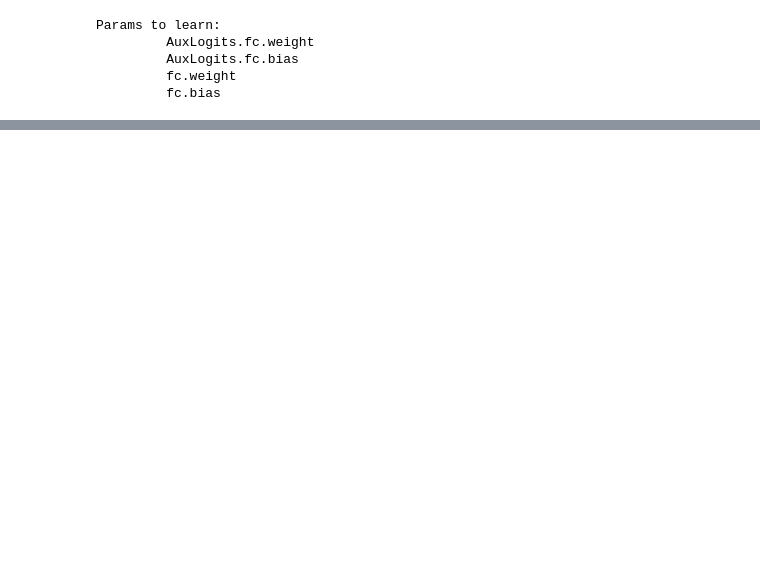
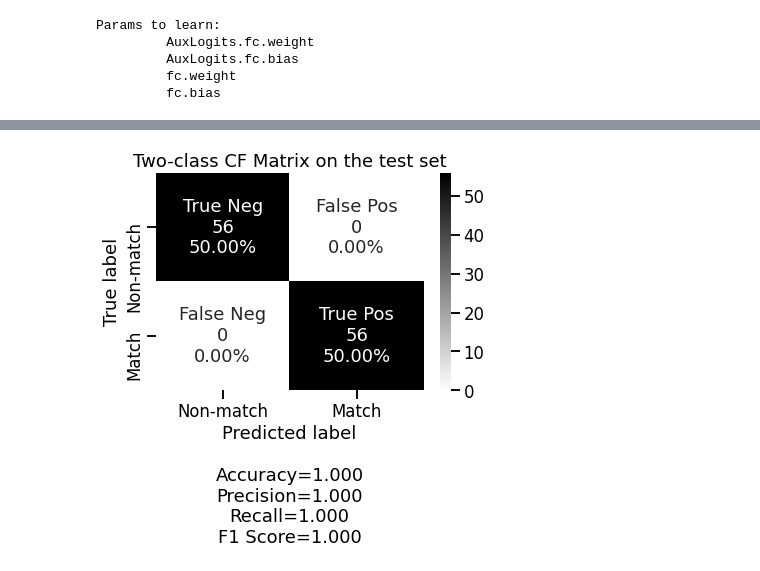
Before and after one commit to Ostyk/respo.vision, a Jupyter notebook: loader.ipynb, the cells around one changed output, grey strips where cells are left out. Cells and saved outputs as stored; diff of their text form; code cells hidden in the pictures; blank space fills up the shorter version.

```diff
--- a/loader.ipynb
+++ b/loader.ipynb
@@ -327,0 +474,6 @@ KeyboardInterrupt:
+# %%
+labels = ['True Neg','False Pos','False Neg','True Pos']
+categories = ['Non-match' ,'Match']
+make_confusion_matrix(cf_matrix, group_names=labels, categories=categories, cmap='binary', title='Two-class CF Matrix on the test set')
+# %% [output]
+[figure, added]
```
Also changed, not shown: parts of 40 cells of this notebook, 6 other files.
